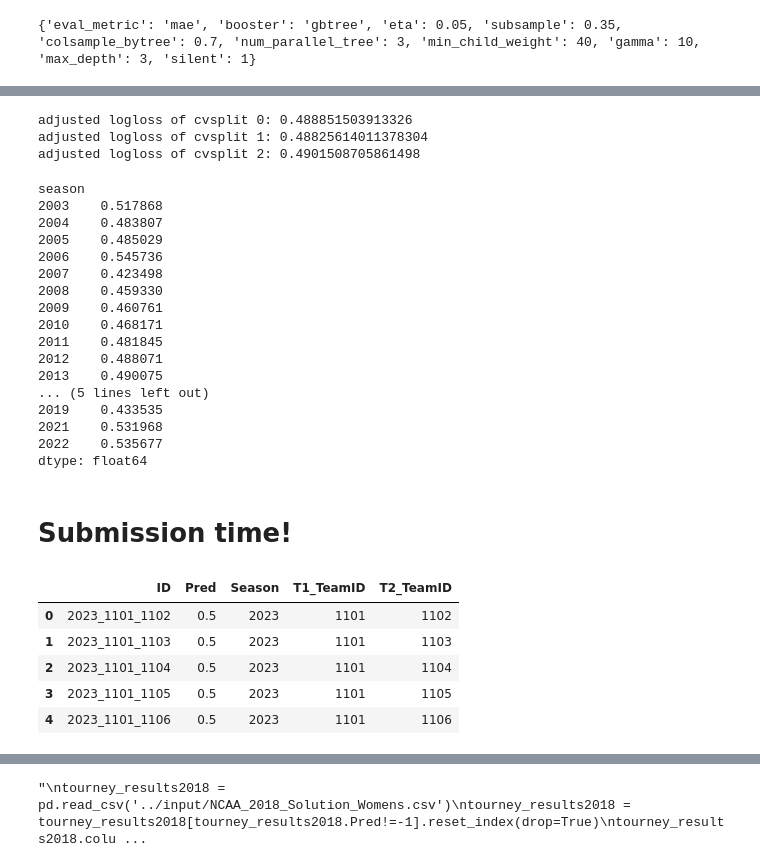
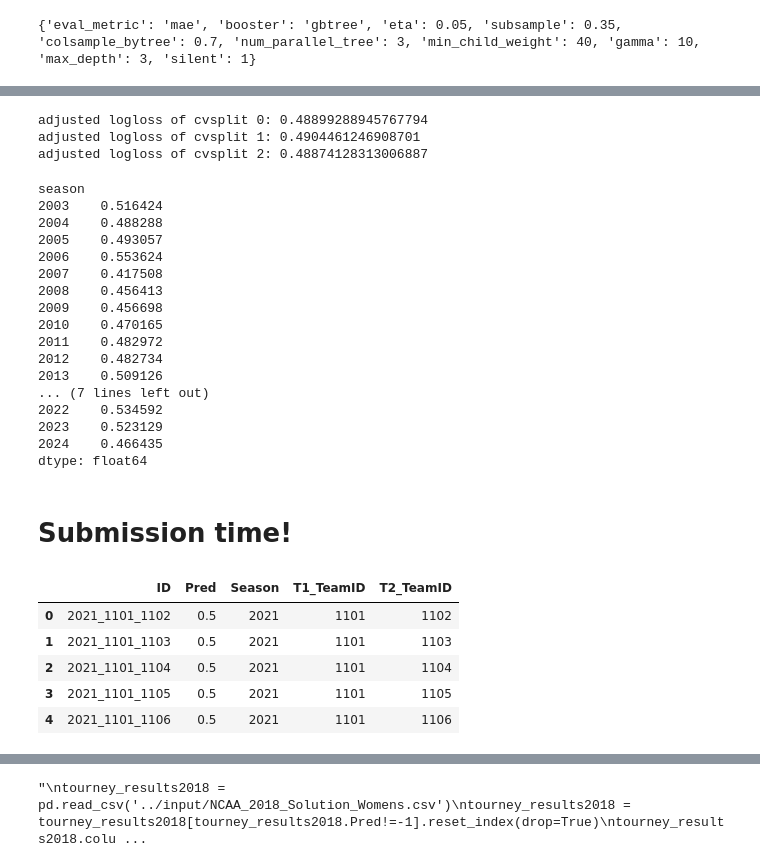
Before and after one commit to dsw225/March-Machine-Learning-Mania-2025, a Jupyter notebook: downloaded_inspo/paris-madness-2023.ipynb, the cells around one changed output, grey strips where cells are left out. Saved outputs shown, nothing was run; the diff lists cells and outputs as text; code cells hidden in the pictures.

```diff
--- a/downloaded_inspo/paris-madness-2023.ipynb
+++ b/downloaded_inspo/paris-madness-2023.ipynb
@@ -10,5 +10,5 @@ import statsmodels.api as sm
 import matplotlib.pyplot as plt
 import collections
 
-pd.set_option("display.max_column", 999)
-print(os.listdir("../input"))
+# pd.set_option("display.max_column", 999)
+# print(os.listdir("../input"))
@@ -102,20 +60,21 @@ tourney_results = pd.read_csv('../input/WNCAATourneyDetailedResults.csv')
 seeds = pd.read_csv('../input/WNCAATourneySeeds.csv')
 regular_results = pd.read_csv('../input/WRegularSeasonDetailedResults.csv')
 """
+DATA_PATH = '../data/'
 
 tourney_results = pd.concat([
-    pd.read_csv(DATA_PATH + "MNCAATourneyDetailedResults.csv"),
-    pd.read_csv(DATA_PATH + "WNCAATourneyDetailedResults.csv"),
+    pd.read_csv(DATA_PATH + "mens/MNCAATourneyDetailedResults.csv"),
+    pd.read_csv(DATA_PATH + "womens/WNCAATourneyDetailedResults.csv"),
 ], ignore_index=True)
 
 seeds = pd.concat([
-    pd.read_csv(DATA_PATH + "MNCAATourneySeeds.csv"),
-    pd.read_csv(DATA_PATH + "WNCAATourneySeeds.csv"),
+    pd.read_csv(DATA_PATH + "mens/MNCAATourneySeeds.csv"),
+    pd.read_csv(DATA_PATH + "womens/WNCAATourneySeeds.csv"),
 ], ignore_index=True)
 
 regular_results = pd.concat([
-    pd.read_csv(DATA_PATH + "MRegularSeasonDetailedResults.csv"),
-    pd.read_csv(DATA_PATH + "WRegularSeasonDetailedResults.csv"),
+    pd.read_csv(DATA_PATH + "mens/MRegularSeasonDetailedResults.csv"),
+    pd.read_csv(DATA_PATH + "womens/WRegularSeasonDetailedResults.csv"),
 ], ignore_index=True)
 
 
@@ -572,47 +564,47 @@ for i in range(repeat_cv):
 val_cv = pd.concat(val_cv)
 val_cv.groupby('season').apply(lambda x: log_loss(x.y, x.pred))
 # %% [output]
-adjusted logloss of cvsplit 0: 0.488851503913326
-adjusted logloss of cvsplit 1: 0.48825614011378304
-adjusted logloss of cvsplit 2: 0.4901508705861498
+adjusted logloss of cvsplit 0: 0.48899288945767794
+adjusted logloss of cvsplit 1: 0.4904461246908701
+adjusted logloss of cvsplit 2: 0.48874128313006887
 season
-2003    0.517868
-2004    0.483807
-2005    0.485029
-2006    0.545736
-2007    0.423498
-2008    0.459330
-2009    0.460761
-2010    0.468171
-2011    0.481845
-2012    0.488071
-2013    0.490075
-... (5 lines left out)
-2019    0.433535
-2021    0.531968
-2022    0.535677
+2003    0.516424
+2004    0.488288
+2005    0.493057
+2006    0.553624
+2007    0.417508
+2008    0.456413
+2009    0.456698
+2010    0.470165
+2011    0.482972
+2012    0.482734
+2013    0.509126
+... (7 lines left out)
+2022    0.534592
+2023    0.523129
+2024    0.466435
 dtype: float64
 # %% [markdown]
 # Submission time!
 # %%
-"""
-sub["Season"] = 2018
-sub["T1_TeamID"] = sub["ID"].apply(lambda x: x[5:9]).astype(int)
-sub["T2_TeamID"] = sub["ID"].apply(lambda x: x[10:14]).astype(int)
-sub.head()
-"""
-sub = pd.read_csv(DATA_PATH + "SampleSubmission2023.csv")
+
+# sub["Season"] = 2018
+# sub["T1_TeamID"] = sub["ID"].apply(lambda x: x[5:9]).astype(int)
+# sub["T2_TeamID"] = sub["ID"].apply(lambda x: x[10:14]).astype(int)
+# sub.head()
+
+sub = pd.read_csv(DATA_PATH + "SampleSubmissionStage1.csv")
 sub['Season'] = sub['ID'].apply(lambda x: int(x.split('_')[0]))
 sub["T1_TeamID"] = sub['ID'].apply(lambda x: int(x.split('_')[1]))
 sub["T2_TeamID"] = sub['ID'].apply(lambda x: int(x.split('_')[2]))
 sub.head()
 # %% [output]
 |  | ID | Pred | Season | T1_TeamID | T2_TeamID |
-| 0 | 2023_1101_1102 | 0.5 | 2023 | 1101 | 1102 |
-| 1 | 2023_1101_1103 | 0.5 | 2023 | 1101 | 1103 |
-| 2 | 2023_1101_1104 | 0.5 | 2023 | 1101 | 1104 |
-| 3 | 2023_1101_1105 | 0.5 | 2023 | 1101 | 1105 |
-| 4 | 2023_1101_1106 | 0.5 | 2023 | 1101 | 1106 |
+| 0 | 2021_1101_1102 | 0.5 | 2021 | 1101 | 1102 |
+| 1 | 2021_1101_1103 | 0.5 | 2021 | 1101 | 1103 |
+| 2 | 2021_1101_1104 | 0.5 | 2021 | 1101 | 1104 |
+| 3 | 2021_1101_1105 | 0.5 | 2021 | 1101 | 1105 |
+| 4 | 2021_1101_1106 | 0.5 | 2021 | 1101 | 1106 |
 # %%
 sub = pd.merge(sub, season_statistics_T1, on = ['Season', 'T1_TeamID'], how = 'left')
 sub = pd.merge(sub, season_statistics_T2, on = ['Season', 'T2_TeamID'], how = 'left')
```
Also changed, not shown: parts of 27 cells of this notebook, 3 other files.
